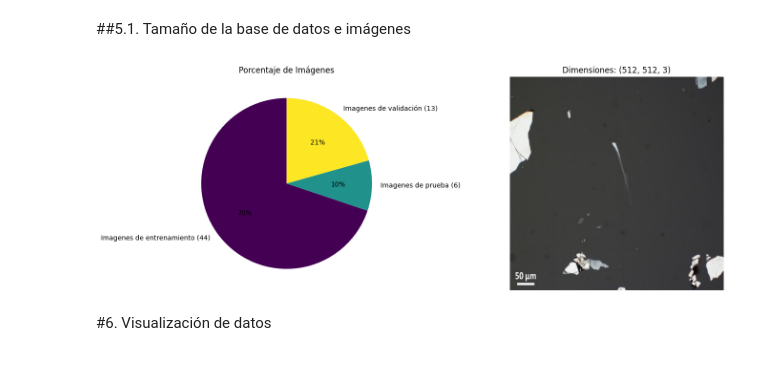
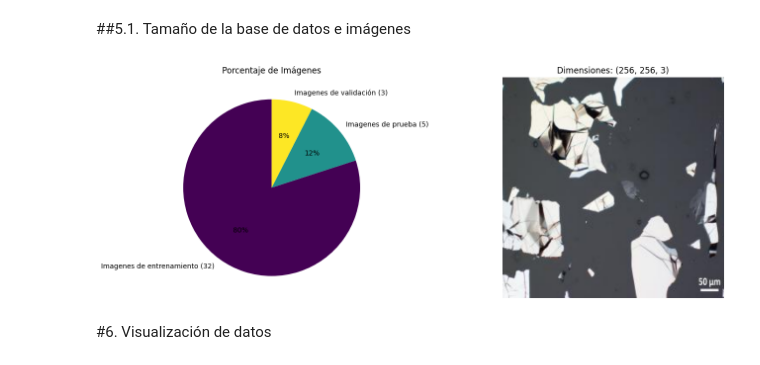
Before and after one commit to jgomelop/DL_udea_2024, a Jupyter notebook: 1_Analisis_exploratorio.ipynb, the cells around one changed output. Saved outputs shown, nothing was run; the diff lists cells and outputs as text; code cells hidden in the pictures.

```diff
--- a/1_Analisis_exploratorio.ipynb
+++ b/1_Analisis_exploratorio.ipynb
@@ -108,9 +98,9 @@ def get_imgs_from_dir_arr(dir_arr):
     return np.array(img_list), np.array(mask_list)
 # %%
 #Se obtienen las rutas de las imagenes de entrenamiento, validación y test
-train_paths = get_img_dir_arr_sorted('/content/2D-Materials-segmentation-1/train')
-test_paths = get_img_dir_arr_sorted('/content/2D-Materials-segmentation-1/test')
-valid_paths = get_img_dir_arr_sorted('/content/2D-Materials-segmentation-1/valid')
+train_paths = get_img_dir_arr_sorted('/content/2D-Materials-segmentation-4/train')
+test_paths = get_img_dir_arr_sorted('/content/2D-Materials-segmentation-4/test')
+valid_paths = get_img_dir_arr_sorted('/content/2D-Materials-segmentation-4/valid')
 
 #Se obtienen las imagenes y máscaras de entrenamiento, validación y test
 train_images, train_masks = get_imgs_from_dir_arr(train_paths)
@@ -130,30 +116,30 @@ La base de datos utilizada consta de 63 imágenes obtenidas mediante un microsco
 # %%
 fig, axs = plt.subplots(1, 2, figsize=(15, 5))
 
 if len(train_images) > 0:
-    img_path = "/content/2D-Materials-segmentation-1/test/16_Grafeno-em-PDMS_Maio_200524_Amostra-3_Floco-1_20X_png_jpg.rf.220e7e2a5a787428c4aff1044bf2ad80.jpg"
+    img_path = "/content/2D-Materials-segmentation-4/train/38_Grafeno-em-PDMS_Marco_270324_Amostra-2_Floco-2_20X_png_jpg.rf.c997d0695724d6a203e0f77d31223791.jpg"
     img_test = cv2.imread(img_path)
     img_rbg = cv2.cvtColor(img_test, cv2.COLOR_BGR2RGB)
     axs[1].axis('off')
     axs[1].set_title(f'Dimensiones: {img_rbg.shape}')
     plt.imshow(img_rbg)
 else:
     axs[0].text(0.5, 0.5, "No hay imágenes en train_images", ha='center', va='center')
 
 
 sizes = [len(train_images), len(test_images), len(valid_images)]
 labels = [f'Imagenes de entrenamiento ({len(train_images)})',
           f'Imagenes de prueba ({len(test_images)})',
           f'Imagenes de validación ({len(valid_images)})']
 colors = plt.cm.viridis(np.linspace(0, 1, len(sizes)))
 
 axs[0].pie(sizes, labels=labels, colors=colors, autopct='%1.0f%%', startangle=90)
 axs[0].set_title('Porcentaje de Imágenes')
 
 plt.tight_layout()
 plt.show()
 # %% [output]
-[figure, old version]
+[figure, new version]
 # %% [markdown]
 #6. Visualización de datos
 # %% [markdown]
```
Also changed, not shown: parts of 16 cells of this notebook, 3 other files.
